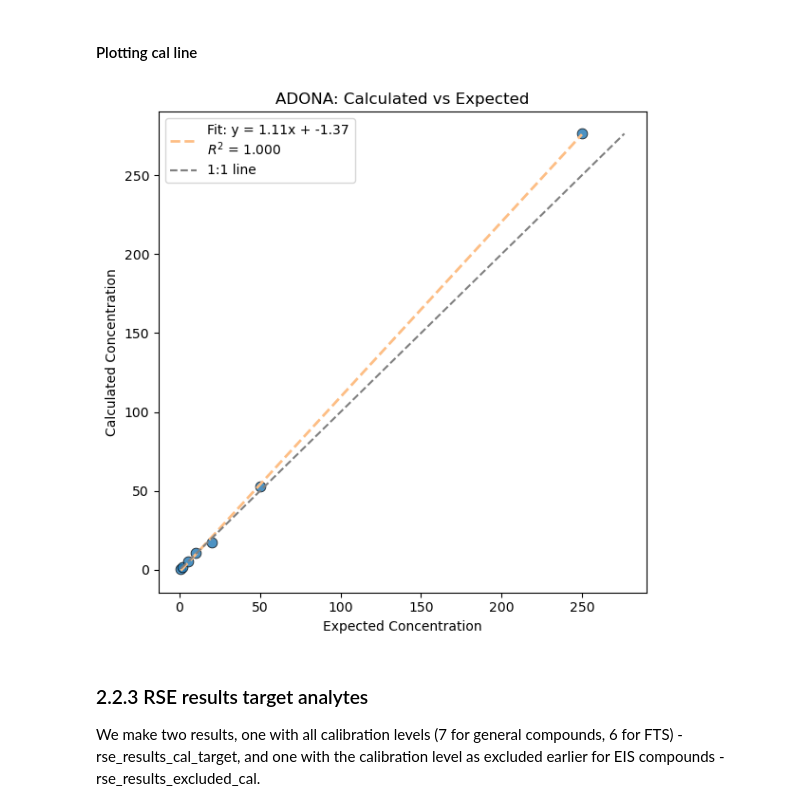
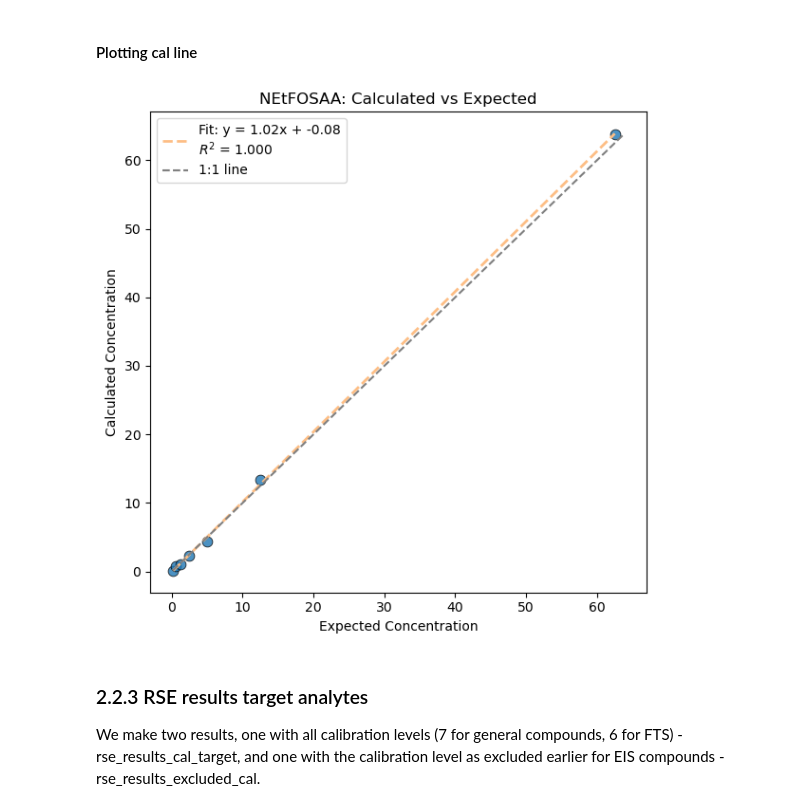
Before and after one commit to valeriederijk/UU_PFAS_lab, a Jupyter notebook: Quantitative_calc_PFAS_clean2.ipynb, the cells around one changed output. Drawn from its saved outputs; the diff is of its cells as text; code cells hidden in the pictures.

Commit message:
adjustments to quantitative calcs and added gitignore

```diff
--- a/Quantitative_calc_PFAS_clean2.ipynb
+++ b/Quantitative_calc_PFAS_clean2.ipynb
@@ -8,8 +8,8 @@ Date: 15/8/2025
 First we load in the raw data as a csv file (which is the file you directly get from MassHunter).
 We also directly check if the s/n ratio is above 3 for all samples in the calibration line.
 # %%
-%run src/functions_quantitative.ipynb
-rawdata = load_and_label_pfas_csv("rawdata/Initial_demonstration_of_capability_Val_Alex.csv")
+%run src/functions_quantitative2.ipynb
+rawdata = load_and_label_pfas_csv("rawdata/Data_TestCalib_09122025.csv")
 sn_results = check_calibration_sn_ratios(rawdata)
 # Print formatted results
 print_sn_check_results(sn_results)
@@ -312,9 +312,9 @@ Pass_Rate_%: 97.76785714285714
 # %% [markdown]
 #### Plotting cal line
 # %%
-plot_calculated_vs_expected(conc_target_analytes_cal, expected_concs_target_analytes, analyte = "ADONA")
+plot_calculated_vs_expected(conc_target_analytes_cal, expected_concs_target_analytes, analyte = "NEtFOSAA")
 # %% [output]
-[figure, old version]
+[figure, new version]
 # %% [markdown]
 ### 2.2.3 RSE results target analytes
 We make two results, one with all calibration levels (7 for general compounds, 6 for FTS) - rse_results_cal_target, and one with the calibration level as excluded earlier for EIS compounds - rse_results_excluded_cal.
```
Also changed, not shown: parts of 9 cells of this notebook, 14 other files.
